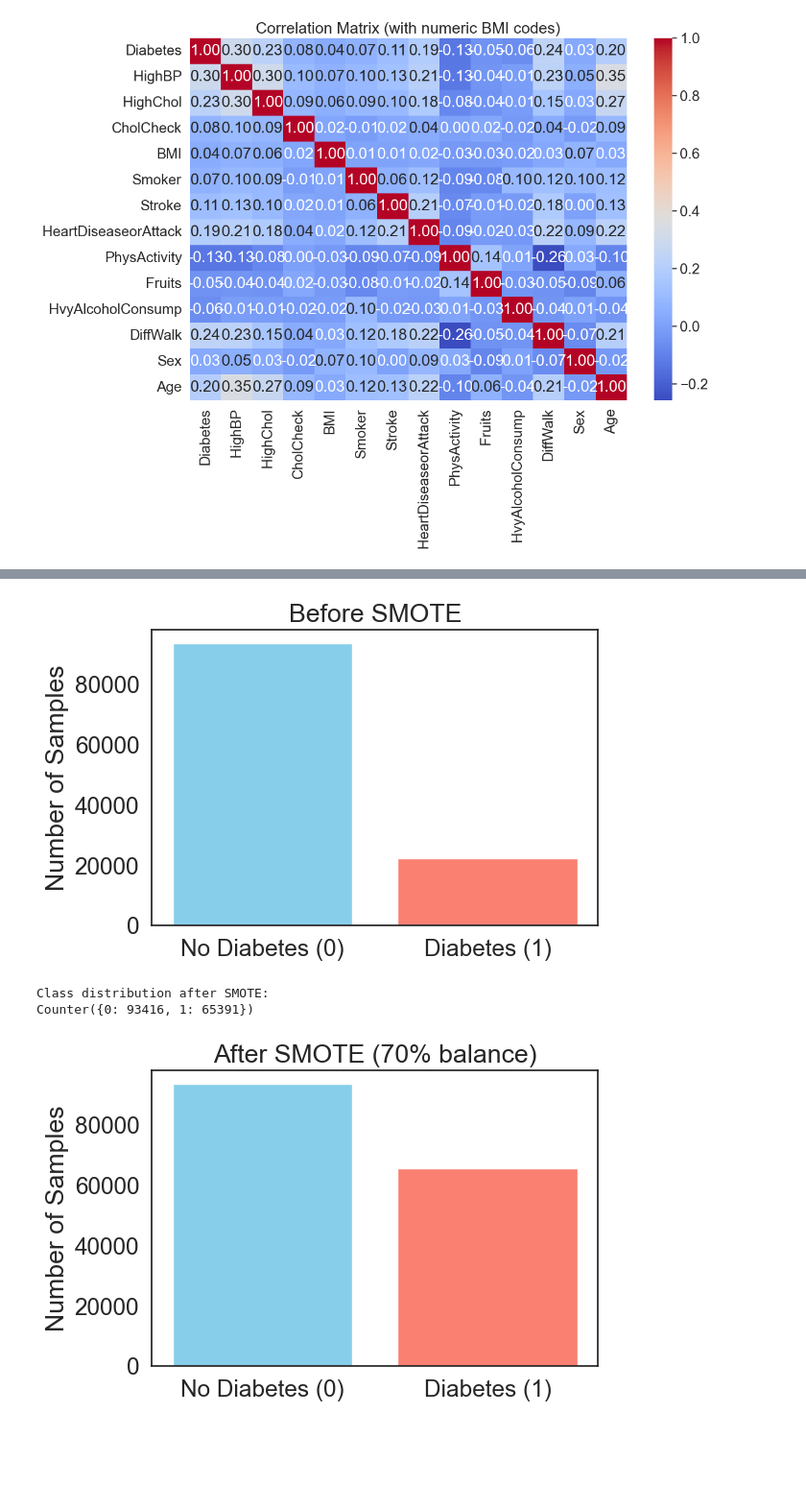
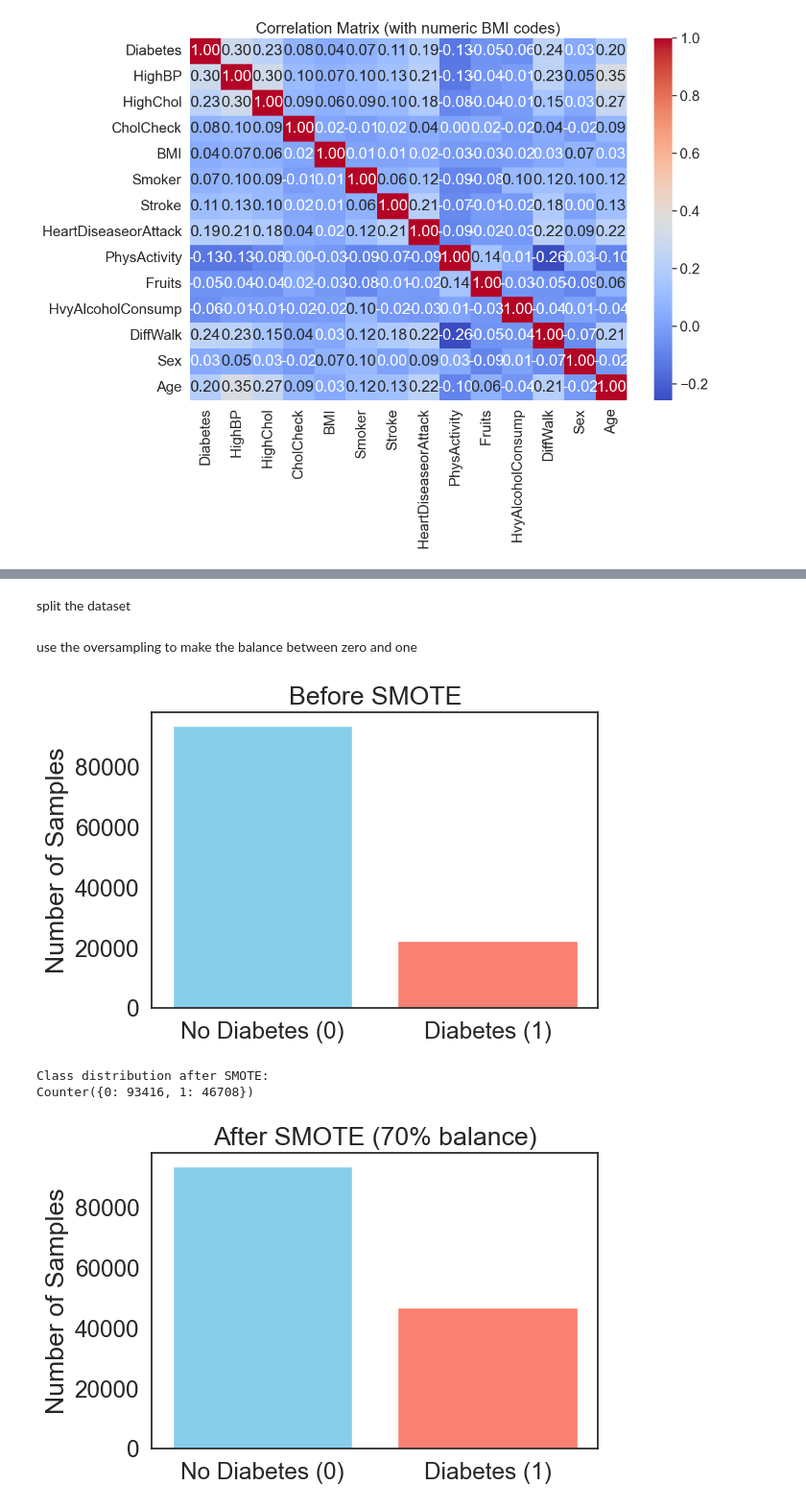
Before and after one commit to Mahed21/smartDiabetes_model, a Jupyter notebook: analysis new.ipynb, the cells around one changed output, grey strips where cells are left out. Shown at 96% size. Drawn from its saved outputs; the diff is of its cells as text; code cells hidden in the pictures; blank space fills up the shorter version.

```diff
--- a/analysis.ipynb
+++ b/analysis new.ipynb
@@ -344,6 +375,8 @@ from xgboost import XGBClassifier
 
 from imblearn.over_sampling import SMOTE
 from collections import Counter
+# %% [markdown]
+split the dataset
 # %%
 # Load and split data
 X = diabetes_dataset.drop('Diabetes', axis=1)
@@ -353,6 +386,8 @@ y = diabetes_dataset['Diabetes']
 X_train, X_test, y_train, y_test = train_test_split(
     X, y, test_size=0.80, random_state=42
 )
+# %% [markdown]
+use the oversampling to make the balance between zero and one
 # %%
 
 
@@ -362,38 +397,39 @@ import matplotlib.pyplot as plt
 from sklearn.metrics import accuracy_score
 
 # Partial oversampling (70%)
-smote = SMOTE(sampling_strategy=0.7, random_state=42)
+smote = SMOTE(sampling_strategy=0.5, random_state=42)
 X_train_balanced, y_train_balanced = smote.fit_resample(X_train, y_train)
 
 # Prepare list for results
 results = []
 
 def evaluate_model(name, y_true, y_pred):
     accuracy = accuracy_score(y_true, y_pred)
-    results.append({
+    result = {
         'Model': name,
         'Accuracy (%)': round(accuracy * 100, 2)
-    })
-
+    }
+    results.append(result)
+    return result
 # Before SMOTE plot
 plt.figure(figsize=(6, 4))
 plt.bar(['No Diabetes (0)', 'Diabetes (1)'], [Counter(y_train)[0], Counter(y_train)[1]], color=['skyblue', 'salmon'])
 plt.title("Before SMOTE")
 plt.ylabel("Number of Samples")
 plt.show()
 
 # Class distribution after SMOTE
 print("Class distribution after SMOTE:")
 print(Counter(y_train_balanced))
 
 # After SMOTE plot
 plt.figure(figsize=(6, 4))
 plt.bar(['No Diabetes (0)', 'Diabetes (1)'], [Counter(y_train_balanced)[0], Counter(y_train_balanced)[1]], color=['skyblue', 'salmon'])
 plt.title("After SMOTE (70% balance)")
 plt.ylabel("Number of Samples")
 plt.show()
 # %% [output]
 [figure]
 Class distribution after SMOTE:
-Counter({0: 93416, 1: 65391})
+Counter({0: 93416, 1: 46708})
-[figure, old version]
+[figure, new version]
```
Also changed, not shown: parts of 33 cells of this notebook, 2 other files.
